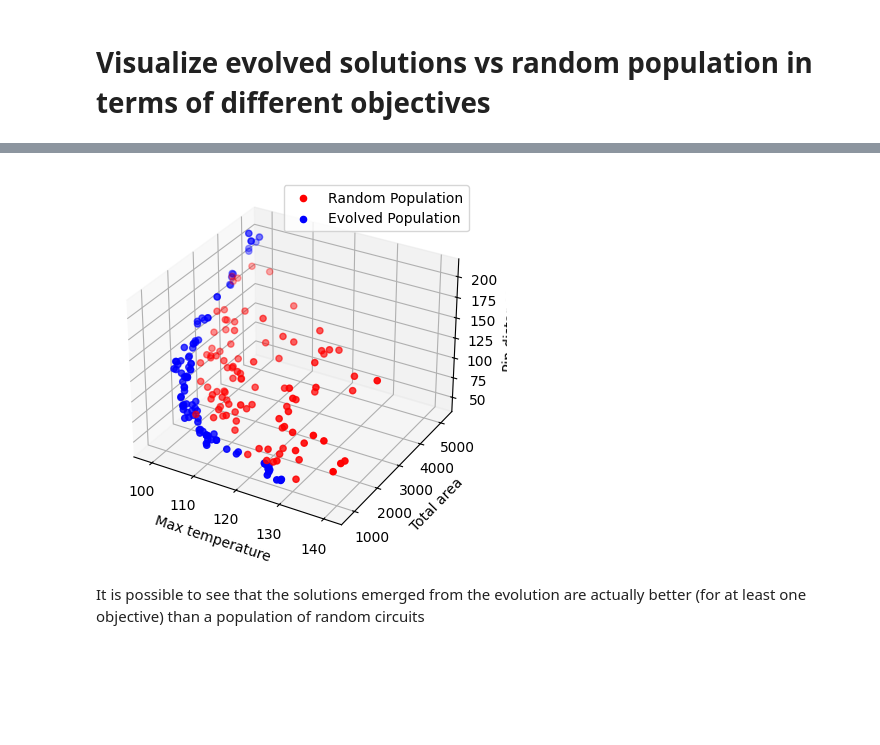
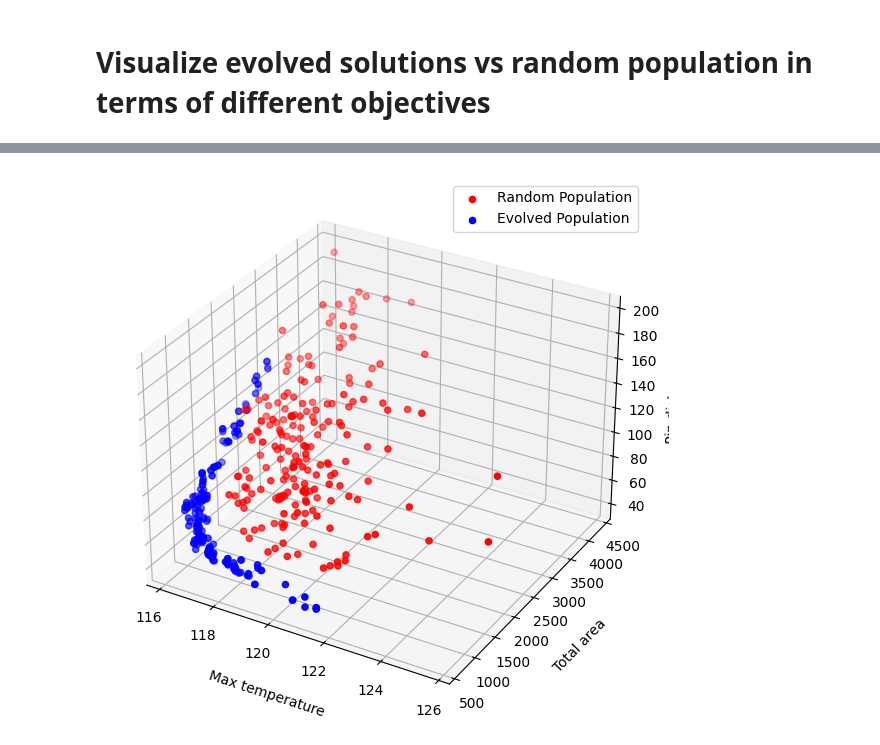
Before and after one commit to LorenzoTonet/PCB_Layout_Optimization, a Jupyter notebook: Example_of_use.ipynb, the cells around one changed output, grey strips where cells are left out. Drawn from its saved outputs; the diff is of its cells as text; code cells hidden in the pictures; blank space fills up the shorter version.

```diff
--- a/Example_of_use.ipynb
+++ b/Example_of_use.ipynb
@@ -21,7 +23,7 @@ comp1 = Component(
     size_x=20, size_y=10,
     pins=[pin1_c1, pin2_c1],
     position=(21, 21),
-    temp_gradient_params=(100, 15)
+    temp_gradient_params=(120, 15)
 )
 
 pin3_c2 = Pin(id="P3", relative_x=0, relative_y=-3)
@@ -33,7 +35,7 @@ comp2 = Component(
     size_x=15, size_y=15,
     pins=[pin3_c2, pin4_c2],
     position=(20, 20),
-    temp_gradient_params=(100, 15)
+    temp_gradient_params=(80, 5)
 )
 
 pin5_c3 = Pin(id="P5", relative_x=0, relative_y=-3)
@@ -74,12 +76,16 @@ plot_pcb(pcb1, show_temp=True)
  - minimize the max temperature in the board
 # %%
 # Genetic Algorithm parameters
+number_of_generations = 100
+population_size = 200
 
-number_of_generations = 50
-population_size = 100
+# Mutation
 rotation_mutation_rate = 0.4
-position_mutation_rate = 0.1
-elitism_count = 10
+position_mutation_rate = 0.2
+
+#Crossover
+crossover_rate = 1
+components_cross = 1
 # %%
 #generation of a random population
 pop = generate_random_population(pcb1, population_size)
@@ -99,7 +105,7 @@ for generation in range(number_of_generations):
         p2 = tournament_select(pop, ranks, crowding)
 
         # crossover (swap 1 component between parents)
-        child1, child2 = crossover(p1, p2, 1)
+        child1, child2 = crossover(p1, p2, components_cross, crossover_rate)
 
         # mutate rotation (less impactful) and position (very impactful)
         mutate_rotation(child1, rotation_mutation_rate)
@@ -191,30 +197,33 @@ plt.show()
 # %%
-fig = plt.figure()
+fig = plt.figure(figsize=(9, 7))
 ax = fig.add_subplot(111, projection='3d')
 
 ax.scatter(
     [obj[0] for obj in random_pop_results_objectives],   # max_temp
     [obj[1] for obj in random_pop_results_objectives],   # occupied_area
     [obj[2] for obj in random_pop_results_objectives],   # pin_distance
     color='red',
     label='Random Population'
 )
 
 ax.scatter(
     [obj[0] for obj in pop_results_objectives],
     [obj[1] for obj in pop_results_objectives],
     [obj[2] for obj in pop_results_objectives],
     color='blue',
     label='Evolved Population'
 )
 
-ax.set_xlabel('Max temperature')
-ax.set_ylabel('Total area')
-ax.set_zlabel('Pin distance')
+ax.set_xlabel('Max temperature', labelpad=10)
+ax.set_ylabel('Total area', labelpad=10)
+ax.set_zlabel('Pin distance', labelpad=10)
+
+
+ax.set_zlabel('Pin distance', labelpad=5)
+ax.zaxis.set_label_coords(-0.1, 0.5)
+
 
 ax.legend()
 plt.show()
 # %% [output]
-[figure, old version]
+[figure, new version]
-# %% [markdown]
-It is possible to see that the solutions emerged from the evolution are actually better (for at least one objective) than a population of random circuits
```
Also changed, not shown: parts of 4 cells of this notebook, 1 other file.
